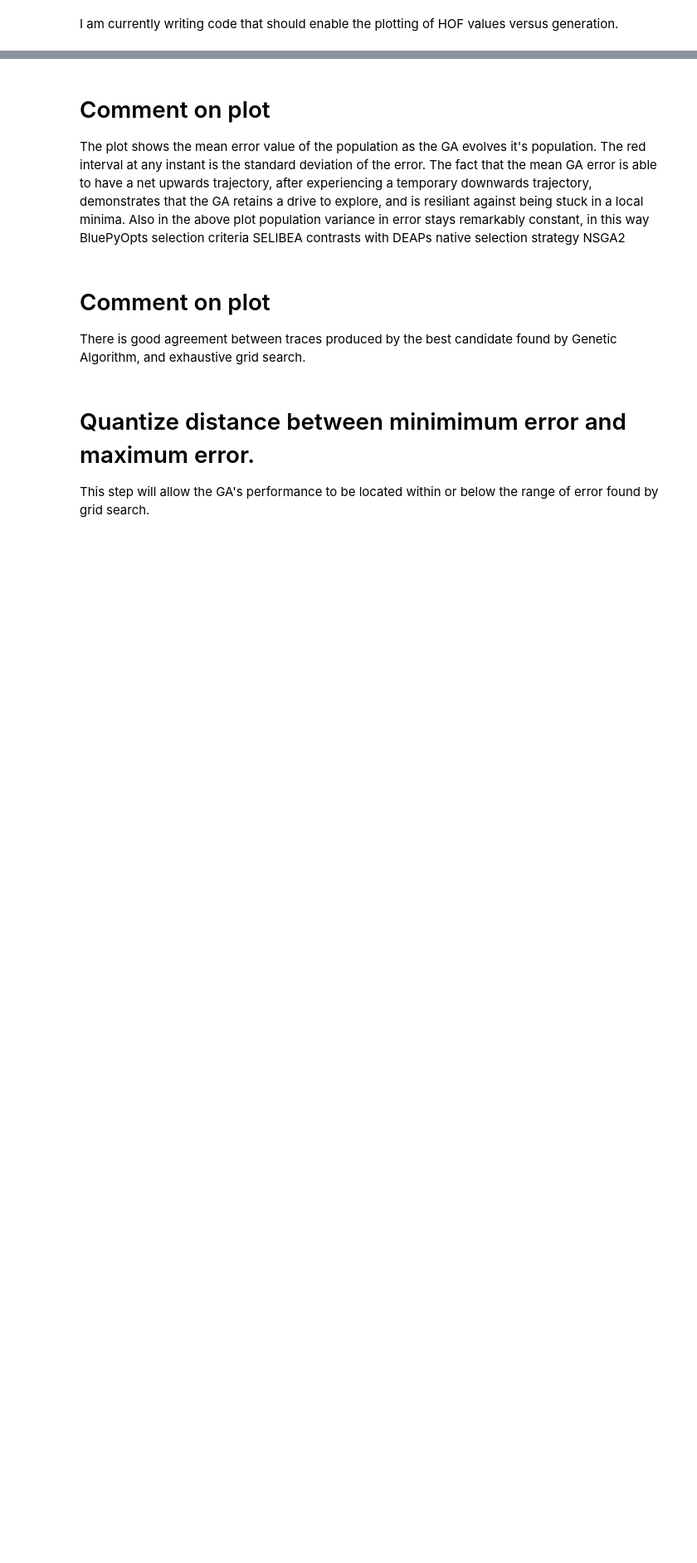
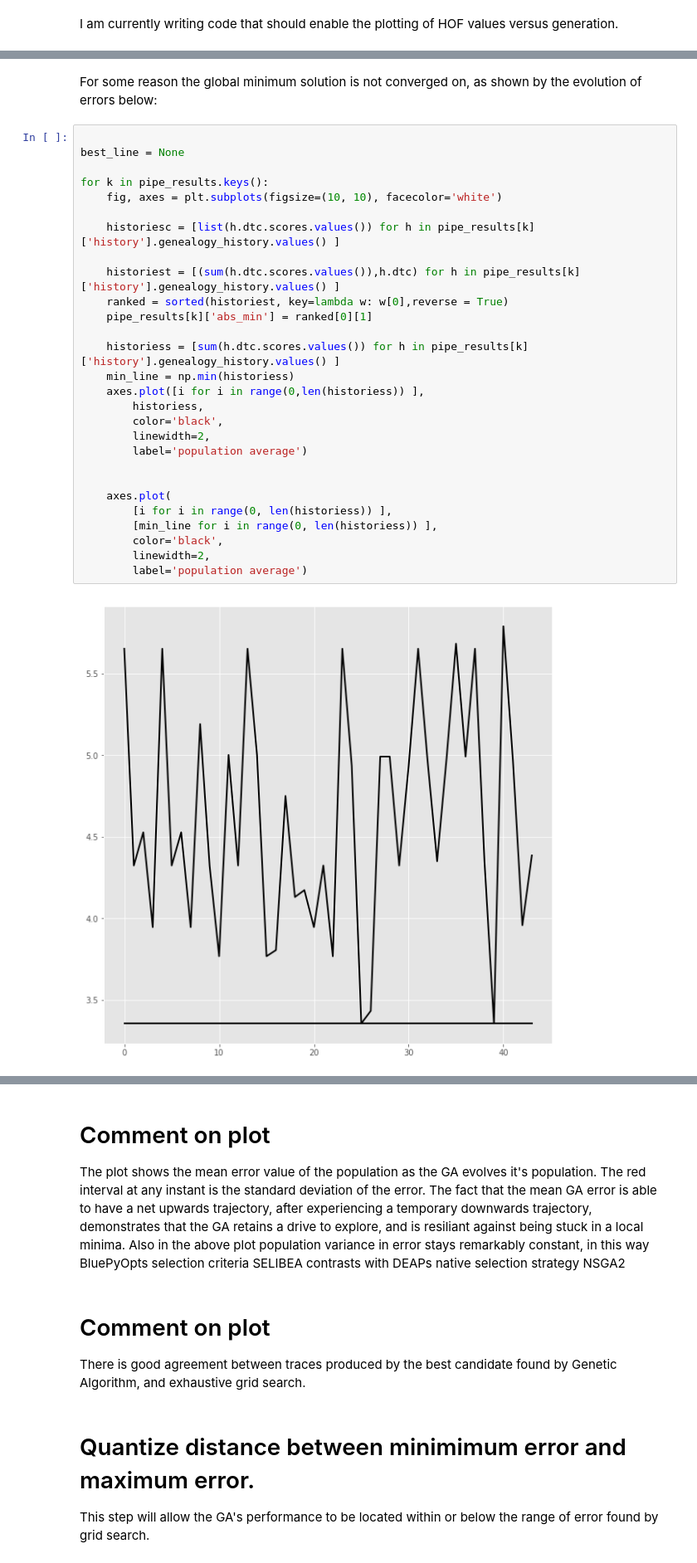
Before and after one commit to scidash/neuronunit, a Jupyter notebook: neuronunit/unit_test/progress_report.ipynb, the cells around one changed output, grey strips where cells are left out. Shown at 83% size. Saved outputs shown, nothing was run; the diff lists cells and outputs as text; blank space fills up the shorter version.

```diff
--- a/neuronunit/unit_test/progress_report.ipynb
+++ b/neuronunit/unit_test/progress_report.ipynb
@@ -289,0 +331,32 @@ axes.fill_between(gen_numbers, stdminus, stdplus)
+# %% [markdown]
+For some reason the global minimum solution is not converged on, as shown by the evolution of errors below:
+# %%
+
+best_line = None
+
+for k in pipe_results.keys():
+    fig, axes = plt.subplots(figsize=(10, 10), facecolor='white')
+
+    historiesc = [list(h.dtc.scores.values()) for h in pipe_results[k]['history'].genealogy_history.values() ]
+
+    historiest = [(sum(h.dtc.scores.values()),h.dtc) for h in pipe_results[k]['history'].genealogy_history.values() ]
+    ranked = sorted(historiest, key=lambda w: w[0],reverse = True)
+    pipe_results[k]['abs_min'] = ranked[0][1]
+
+    historiess = [sum(h.dtc.scores.values()) for h in pipe_results[k]['history'].genealogy_history.values() ]
+    min_line = np.min(historiess)
+    axes.plot([i for i in range(0,len(historiess)) ],
+        historiess,
+        color='black',
+        linewidth=2,
+        label='population average')
+
+
+    axes.plot(
+        [i for i in range(0, len(historiess)) ],
+        [min_line for i in range(0, len(historiess)) ],
+        color='black',
+        linewidth=2,
+        label='population average')
+# %% [output]
+[figure, added]
```
Also changed, not shown: parts of 26 cells of this notebook, 5 other files.
